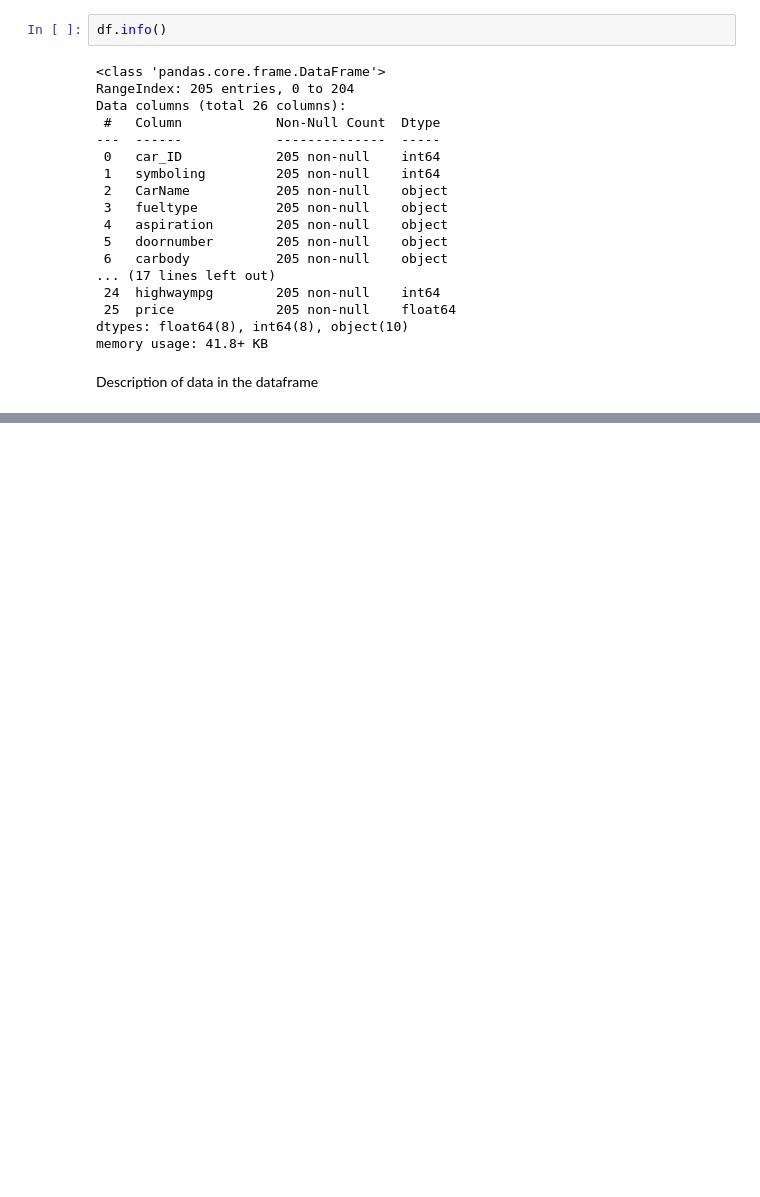
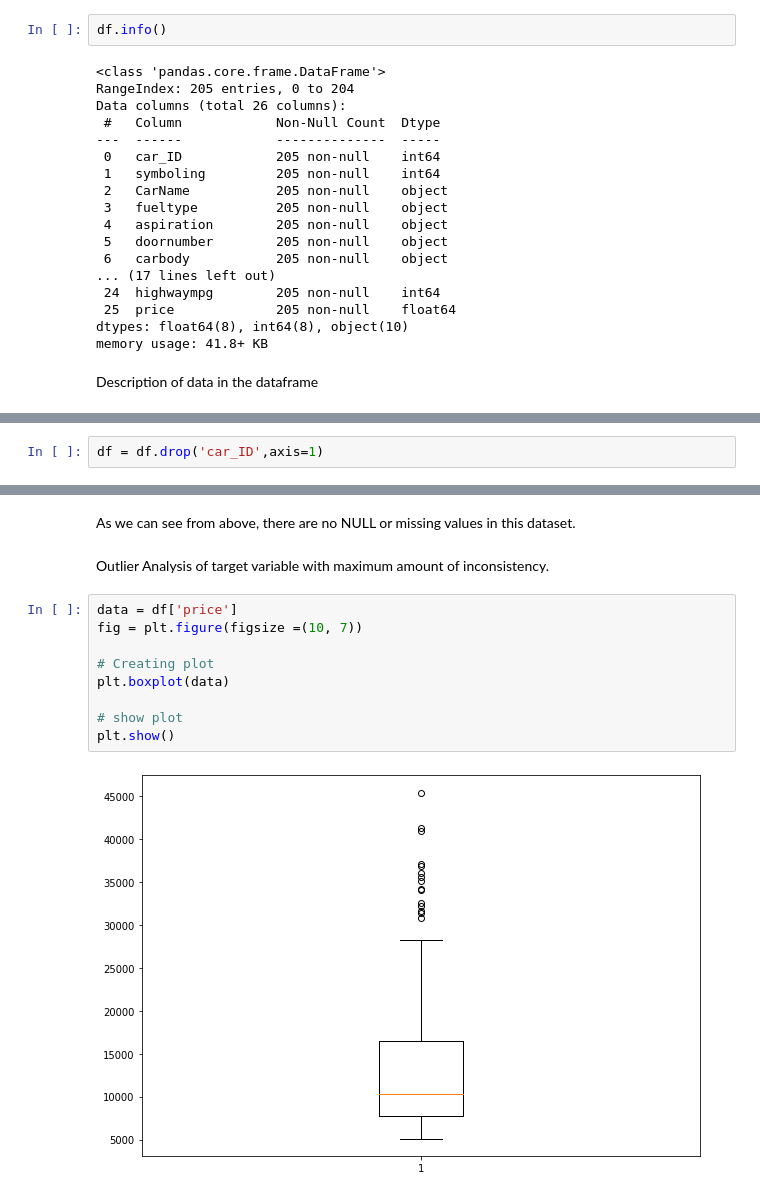
Before and after one commit to aana0308/Car-Price-Prediction, a Jupyter notebook: notebooks/Multiple Linear Regression Analysis.ipynb, the cells around one changed output, grey strips where cells are left out. Drawn from its saved outputs; the diff is of its cells as text; blank space fills up the shorter version.

```diff
--- a/notebooks/Multiple Linear Regression Analysis.ipynb
+++ b/notebooks/Multiple Linear Regression Analysis.ipynb
@@ -69,0 +75,2 @@ df.describe()
+# %%
+df = df.drop('car_ID',axis=1)
@@ -69,0 +99,15 @@ df.describe()
+# %% [markdown]
+As we can see from above, there are no NULL or missing values in this dataset.
+# %% [markdown]
+Outlier Analysis of target variable with maximum amount of inconsistency.
+# %%
+data = df['price']
+fig = plt.figure(figsize =(10, 7))
+
+# Creating plot
+plt.boxplot(data)
+
+# show plot
+plt.show()
+# %% [output]
+[figure, added]
```
Also changed, not shown: parts of 4 cells of this notebook.
